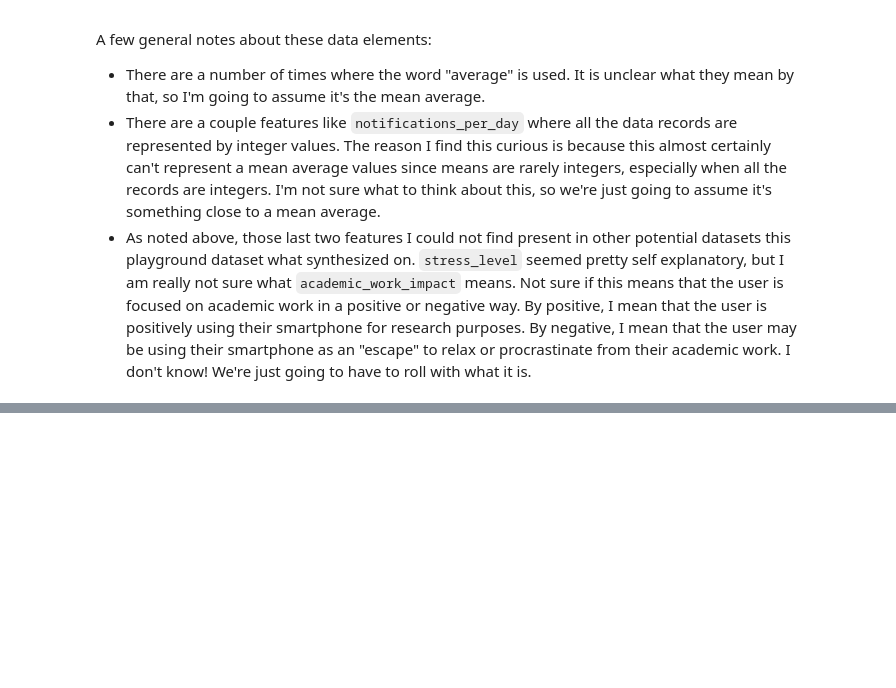
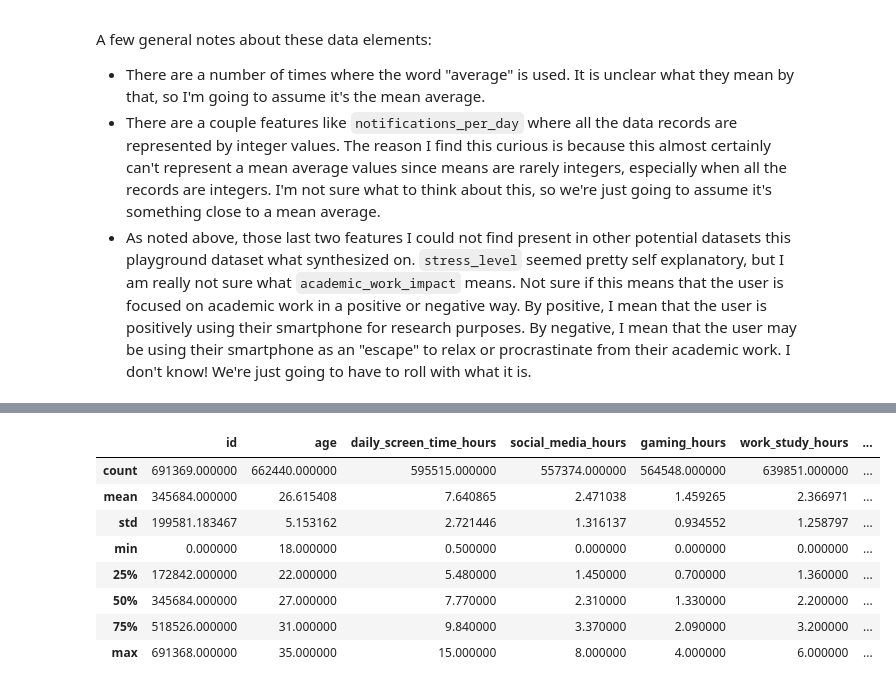
Before and after one commit to dkhundley/kaggle-playground-competitions, a Jupyter notebook: season_06/episode_08/s6e8_smartphone_addiction.ipynb, the cells around one changed output, grey strips where cells are left out. Saved outputs shown, nothing was run; the diff lists cells and outputs as text; code cells hidden in the pictures; blank space fills up the shorter version.

```diff
--- a/season_06/episode_08/s6e8_smartphone_addiction.ipynb
+++ b/season_06/episode_08/s6e8_smartphone_addiction.ipynb
@@ -54,0 +72,13 @@ shape: (5, 14)
+# %%
+# Viewing the general statistics around the raw training dataset
+df_train_raw.describe()
+# %% [output]
+|  | id | age | daily_screen_time_hours | social_media_hours | gaming_hours | work_study_hours | ... |
+| count | 691369.000000 | 662440.000000 | 595515.000000 | 557374.000000 | 564548.000000 | 639851.000000 | ... |
+| mean | 345684.000000 | 26.615408 | 7.640865 | 2.471038 | 1.459265 | 2.366971 | ... |
+| std | 199581.183467 | 5.153162 | 2.721446 | 1.316137 | 0.934552 | 1.258797 | ... |
+| min | 0.000000 | 18.000000 | 0.500000 | 0.000000 | 0.000000 | 0.000000 | ... |
+| 25% | 172842.000000 | 22.000000 | 5.480000 | 1.450000 | 0.700000 | 1.360000 | ... |
+| 50% | 345684.000000 | 27.000000 | 7.770000 | 2.310000 | 1.330000 | 2.200000 | ... |
+| 75% | 518526.000000 | 31.000000 | 9.840000 | 3.370000 | 2.090000 | 3.200000 | ... |
+| max | 691368.000000 | 35.000000 | 15.000000 | 8.000000 | 4.000000 | 6.000000 | ... |
```
Also changed, not shown: parts of 13 cells of this notebook.
